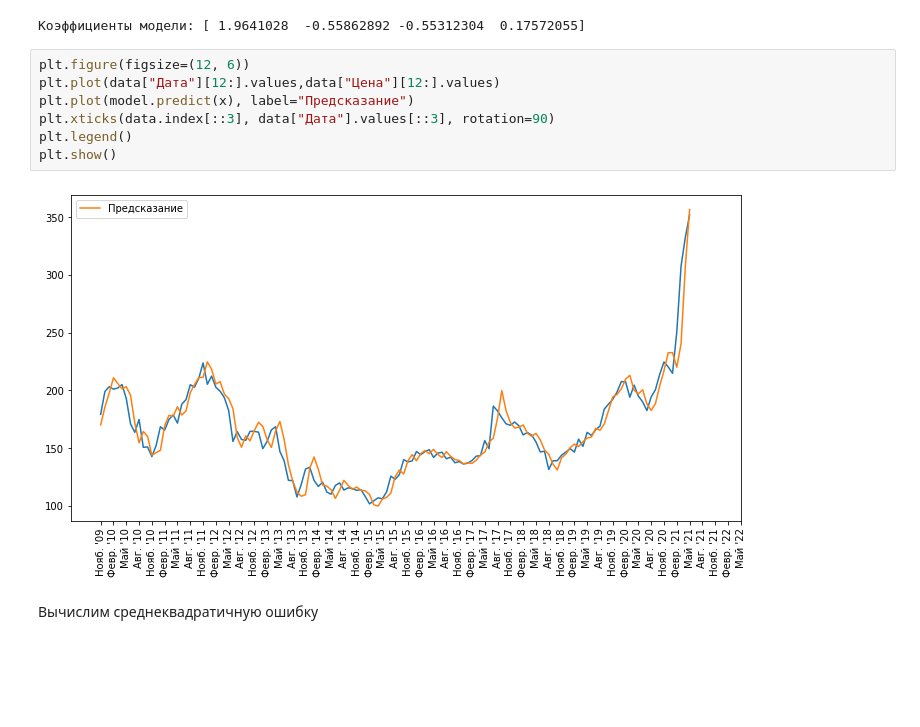
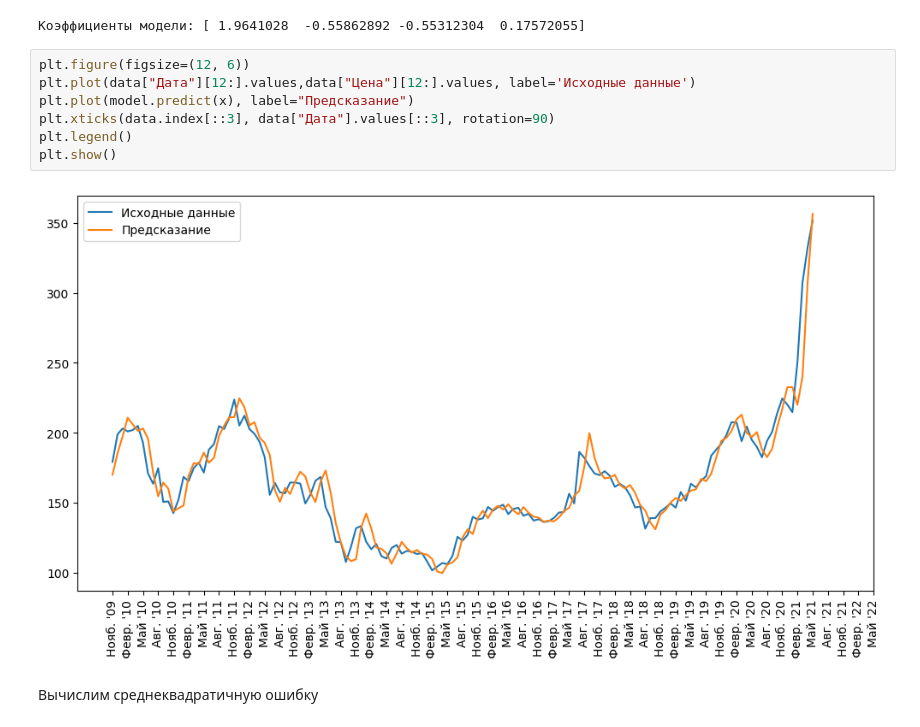
Before and after one commit to SamatFenageev/time-series-analysis, a Jupyter notebook: Анализ временных рядов - 02. Скользящее окно.ipynb, the cells around one changed output. Drawn from its saved outputs; the diff is of its cells as text; blank space fills up the shorter version.

```diff
--- a/Анализ временных рядов - 02. Скользящее окно.ipynb
+++ b/Анализ временных рядов - 02. Скользящее окно.ipynb
@@ -46,13 +46,13 @@ print ("Коэффициенты модели:", model.coef_)
 Коэффициенты модели: [ 1.9641028  -0.55862892 -0.55312304  0.17572055]
 # %%
 plt.figure(figsize=(12, 6))
-plt.plot(data["Дата"][12:].values,data["Цена"][12:].values)
+plt.plot(data["Дата"][12:].values,data["Цена"][12:].values, label='Исходные данные')
 plt.plot(model.predict(x), label="Предсказание")
 plt.xticks(data.index[::3], data["Дата"].values[::3], rotation=90)
 plt.legend()
 plt.show()
 # %% [output]
-[figure, old version]
+[figure, new version]
 # %% [markdown]
 Вычислим среднеквадратичную ошибку
 # %%
```
Also changed, not shown: parts of 2 cells of this notebook, 9 other files.
